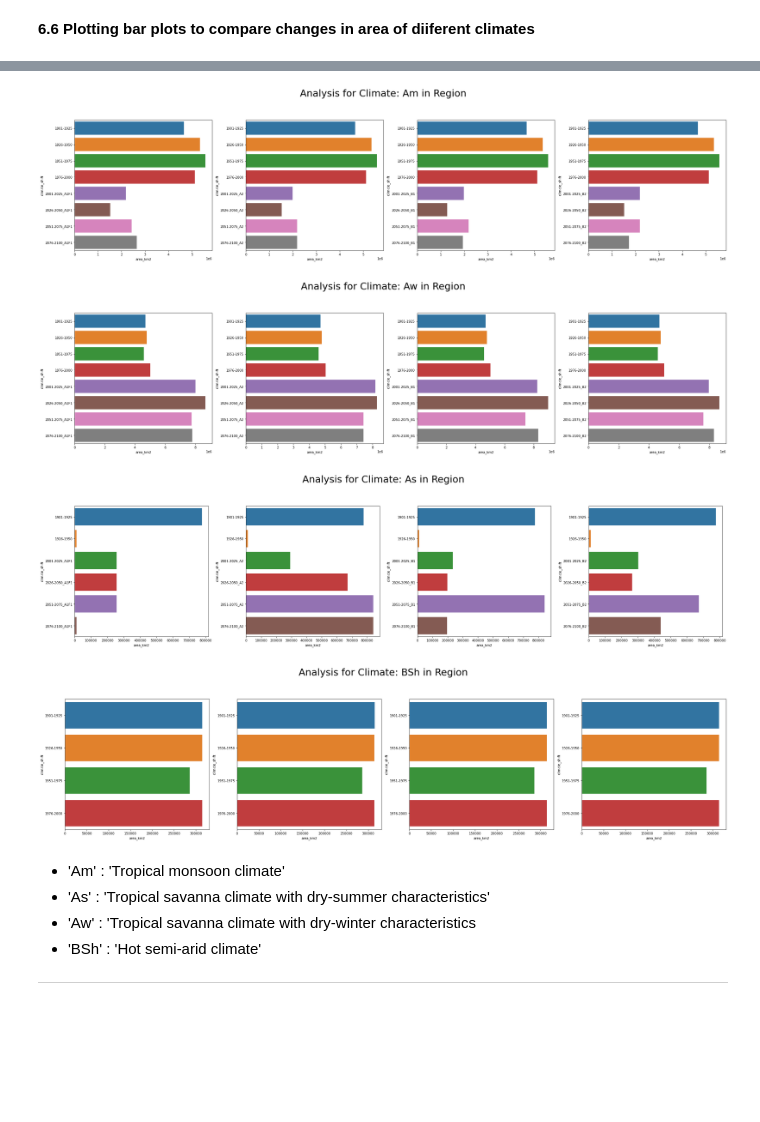
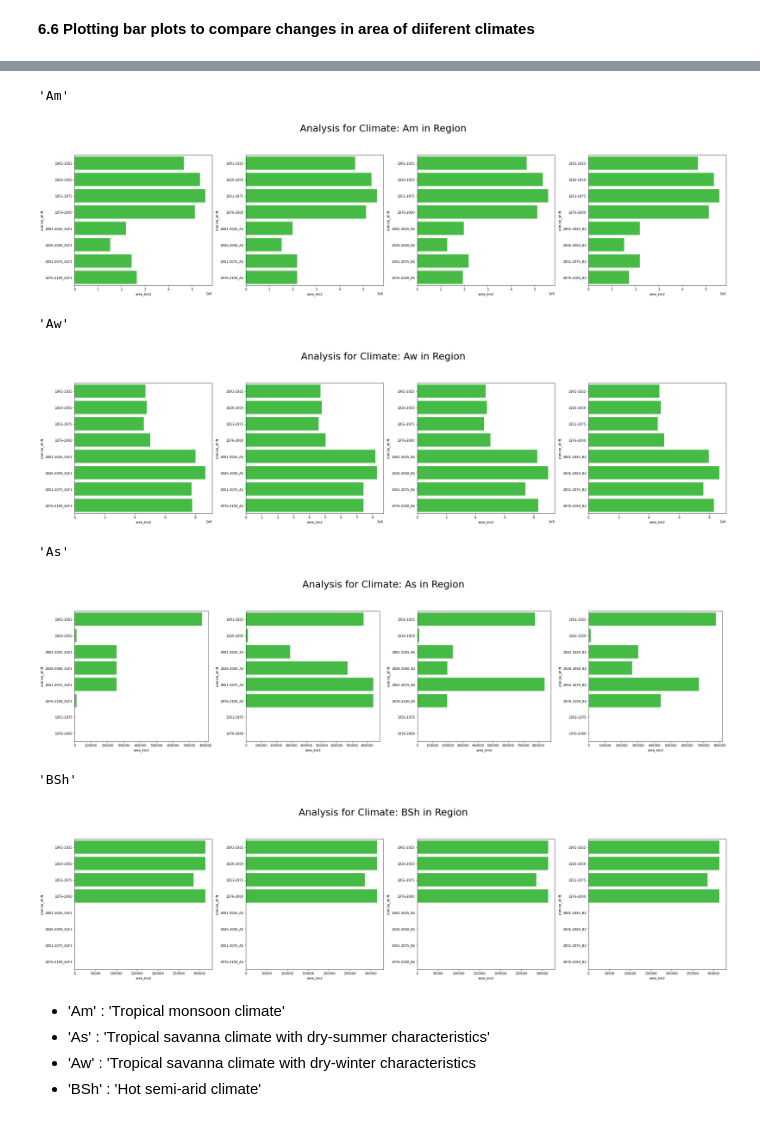
Before and after one commit to Akronix/MojaGlobalDatasets, a Jupyter notebook: WesternGhats.ipynb, the cells around one changed output, grey strips where cells are left out. Saved outputs shown, nothing was run; the diff lists cells and outputs as text; code cells hidden in the pictures; blank space fills up the shorter version.

Commit message:
Minor changes added
- Stacked Bar plots added
- Moved the conclusion to the top
- made the color of previous graphs same

```diff
--- a/WesternGhats.ipynb
+++ b/WesternGhats.ipynb
@@ -653,0 +639,4 @@ def shift_print(df, clima, region):
+# %%
+#added zero values to the regions which dont appear in specific timelines
+area_change_region = pd.read_csv("area.csv")
+area_change_region = area_change_region.fillna(0.0)
@@ -654,15 +795,46 @@ def shift_print(df, clima, region):
+# %%
+def shift_print(df, clima, region):
+  ob= ['1901-1925', '1926-1950', '1951-1975', '1976-2000']
+  af= ['2001-2025_A1F1', '2026-2050_A1F1', '2051-2075_A1F1', '2076-2100_A1F1']
+  a2= ['2001-2025_A2', '2026-2050_A2', '2051-2075_A2', '2076-2100_A2']
+  b1= ['2001-2025_B1', '2026-2050_B1', '2051-2075_B1', '2076-2100_B1']
+  b2= ['2001-2025_B2', '2026-2050_B2', '2051-2075_B2', '2076-2100_B2']
+
+  temp = df.loc[df.abb == clima].reset_index(drop=True)
+
+  fig, ax = plt.subplots(1,4,figsize = (30, 8), facecolor='w', edgecolor='k')
+  af = temp.loc[temp['climate_shift'].isin(ob + af)]
+  sns.barplot(data= af, color='limegreen',  y = 'climate_shift', x = 'area_km2', ax=ax[0])
+  ax[0].set_title('')
+  a2 = temp.loc[temp['climate_shift'].isin(ob + a2)]
+  sns.barplot(data= a2, color='limegreen', y = 'climate_shift', x = 'area_km2', ax=ax[1])
+  ax[1].set_title('')
+  b1 = temp.loc[temp['climate_shift'].isin(ob + b1)]
+  sns.barplot(data= b1, color='limegreen', y = 'climate_shift', x = 'area_km2', ax=ax[2])
+  ax[2].set_title('')
+  b2 = temp.loc[temp['climate_shift'].isin(ob + b2)]
+  sns.barplot(data= b2, color='limegreen', y = 'climate_shift', x = 'area_km2', ax=ax[3])
+  ax[3].set_title('')
+
+  fig.suptitle('Analysis for Climate: ' + str(clima) + ' in ' + str(region), fontsize=30)
+  plt.tight_layout(rect=[0, 0.03, 1, 0.90])
+  plt.show()
 # %%
 for i in climates_abb_region[:4]:
+  display(i)
   shift_print(area_change_region, i, 'Region')
   print()
 # %% [output]
+'Am'
-[figure, old version]
+[figure, new version]
+'Aw'
-[figure, old version]
+[figure, new version]
+'As'
-[figure, old version]
+[figure, new version]
+'BSh'
-[figure, old version]
+[figure, new version]
 # %% [markdown]
 - 'Am' : 'Tropical monsoon climate'
 - 'As' : 'Tropical savanna climate with dry-summer characteristics'
 - 'Aw' : 'Tropical savanna climate with dry-winter characteristics
 - 'BSh' : 'Hot semi-arid climate'
-***
```
Also changed, not shown: parts of 10 cells of this notebook, 1 other file.
